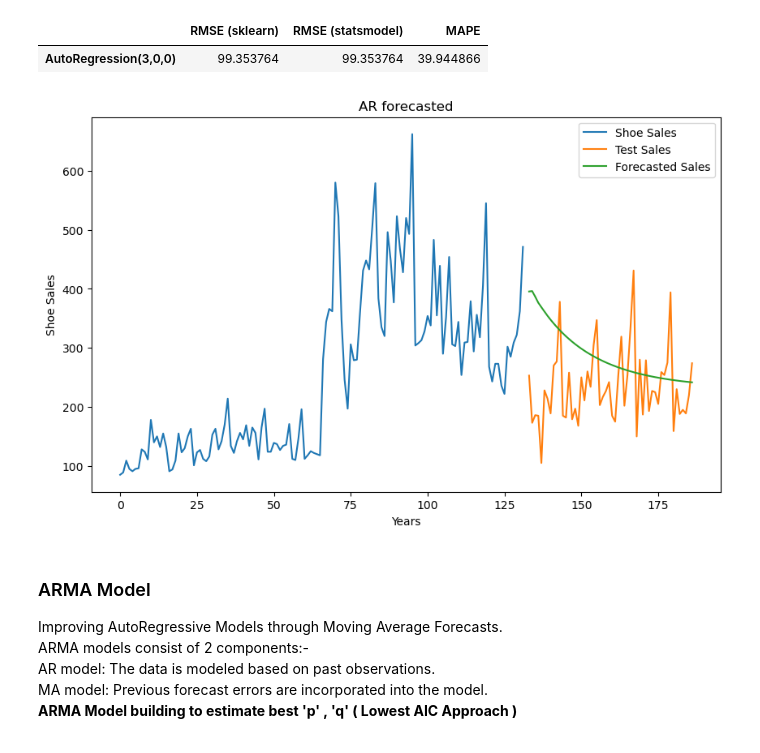
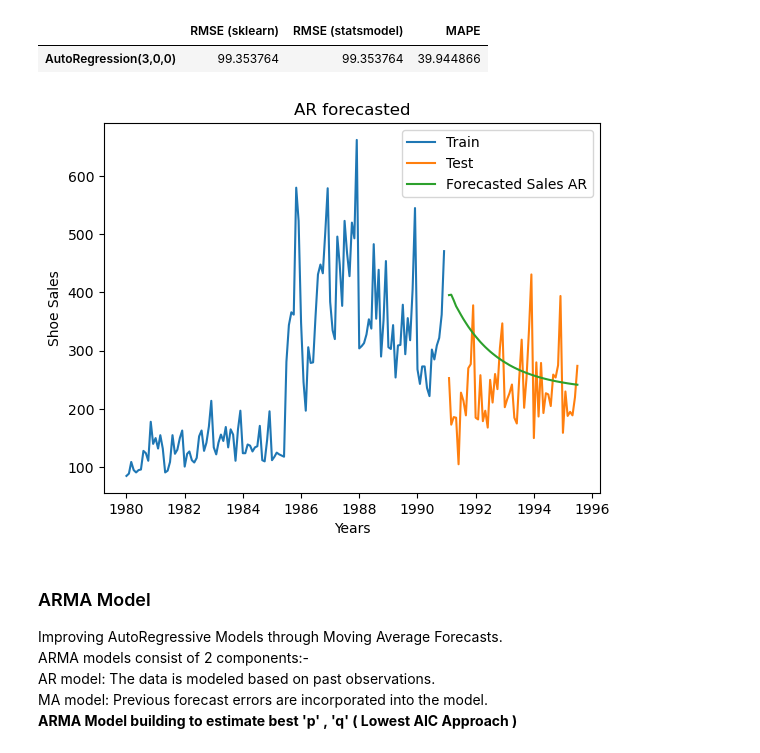
Before and after one commit to Arpita-Bayen/TSF, a Jupyter notebook: TSF Shoe Sales-Arpita Bayen .ipynb, the cells around one changed output. Saved outputs shown, nothing was run; the diff lists cells and outputs as text; code cells hidden in the pictures.

Commit message:
Add files via upload
added forecasting of 12 months

```diff
--- a/TSF Shoe Sales-Arpita Bayen .ipynb
+++ b/TSF Shoe Sales-Arpita Bayen .ipynb
@@ -1226,17 +1232,17 @@ resultsDf_AR
 |  | RMSE (sklearn) | RMSE (statsmodel) | MAPE |
 | AutoRegression(3,0,0) | 99.353764 | 99.353764 | 39.944866 |
 # %%
-axis = train['Shoe_Sales'].plot(label='Shoe Sales', figsize=(10, 6))
-test['Shoe_Sales'].plot(ax=axis, label='Test Sales')
-pred_AR.plot(ax=axis, label='Forecasted Sales')
-axis.set_xlabel('Years')
-axis.set_ylabel('Shoe Sales')
+plt.plot(train['YearMonth'],train['Shoe_Sales'], label='Train')
+plt.plot(test['YearMonth'],test['Shoe_Sales'], label='Test')
+plt.plot(test['YearMonth'],pred_AR,label='Forecasted Sales AR')
+plt.xlabel('Years')
+plt.ylabel('Shoe Sales')
 plt.legend(loc='best')
 plt.title('AR forecasted')
 plt.show()
 plt.close()
 # %% [output]
-[figure, old version]
+[figure, new version]
 # %% [markdown]
 ### ARMA Model
 Improving AutoRegressive Models through Moving Average Forecasts.
```
Also changed, not shown: parts of 35 cells of this notebook.
